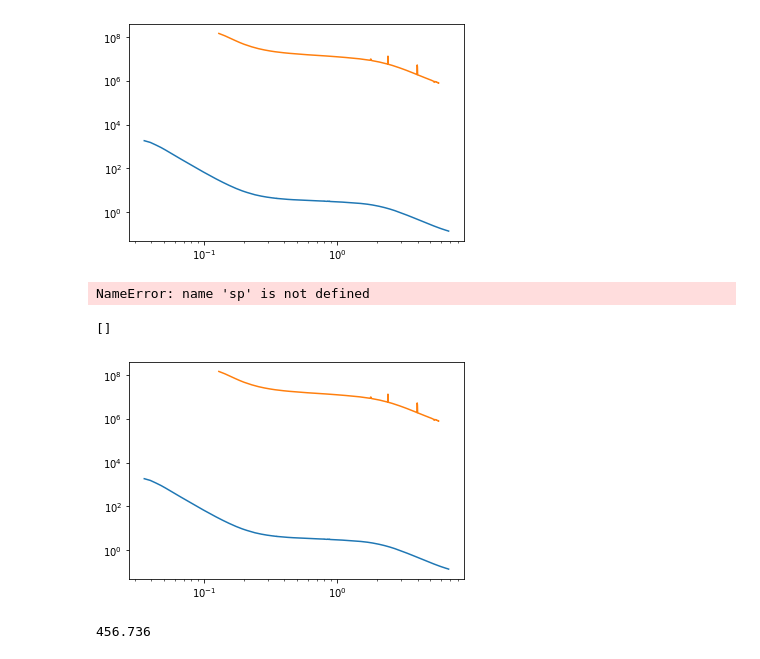
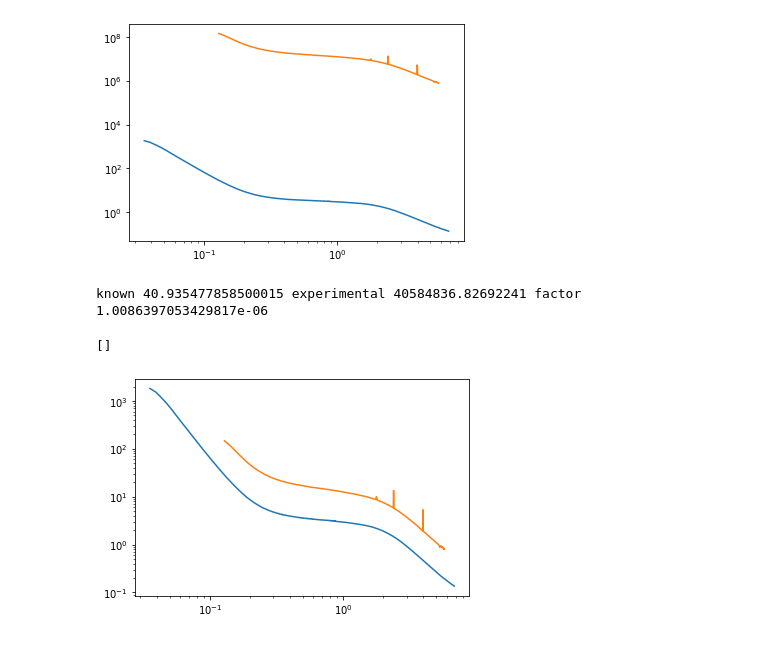
Before and after one commit to EikeGericke/pyASAXS, a Jupyter notebook: ASAXS_DataReduction.ipynb, the cells around one changed output. Drawn from its saved outputs; the diff is of its cells as text; code cells hidden in the pictures.

```diff
--- a/ASAXS_DataReduction.ipynb
+++ b/ASAXS_DataReduction.ipynb
@@ -43,7 +44,7 @@ plt.register_cmap(cmap=red_alpha)
 data_dir = 'files\Data_for_ASAXS'
 # name if data file ontaining all nessesary information
 metaFileName = 'Data_for_ASAXS_ASCII_out_changed_test.txt'
-pathTo_ReferenceFile = 'files\GC-Calibration_Final\GC-K_90um-new2015.dat'
+pathTo_ReferenceFile = 'files\GC-Calibration_Final\GC-K_54um-c.dat'
 
 # For the azimuthal integration result
 bin_number = 400 #how many data points are generated in 1D curves
@@ -65,8 +66,8 @@ sampleThickness = 'SampleThickness'
 sampleName = 'SampleName'
 xray_energy = 'Energy'
 maskFileName = 'MaskFile'
-x_Center = 'x_Center' # in pixel
-y_Center = 'y_Center' # in pixel
+x_Center_String = 'x_Center' # in pixel
+y_Center_String = 'y_Center' # in pixel
 sampleToDetectorDistance = 'SampleToDet_Distance' # in meter
 # %%
 refData = np.genfromtxt(pathTo_ReferenceFile, delimiter=',',comments='#')
@@ -297,20 +360,18 @@ ax.loglog()
 # %% [output]
 []
 [figure]
-# %%
-sp.integrate(ref0_I)
-# %% [output]
-NameError: name 'sp' is not defined
+# %%
+int_Reference0 = integrate.trapz(y=ref0_I ,x=ref0_q, axis=- 1)
+int_Reference = integrate.trapz(y=ref_I ,x=ref_q, axis=- 1)
+calibrationFactor = int_Reference0/int_Reference
+print('known',int_Reference0,'experimental',int_Reference,'factor',calibrationFactor)
+# %% [output]
+known 40.935477858500015 experimental 40584836.82692241 factor 1.0086397053429817e-06
 # %%
 fig, ax = plt.subplots()
 ax.plot(ref0_q, ref0_I)
-ax.fill_between(q, I + scale * e, I - scale * e, alpha=0.5)
-ax.plot(q, I)
+ax.plot(ref_q, ref_I*calibrationFactor)
 ax.loglog()
 # %% [output]
 []
-[figure, old version]
+[figure, new version]
-# %%
-metaFrame[x_Center][usedReference_index]
-# %% [output]
-456.736
```
Also changed, not shown: parts of 8 cells of this notebook, 3 other files.
